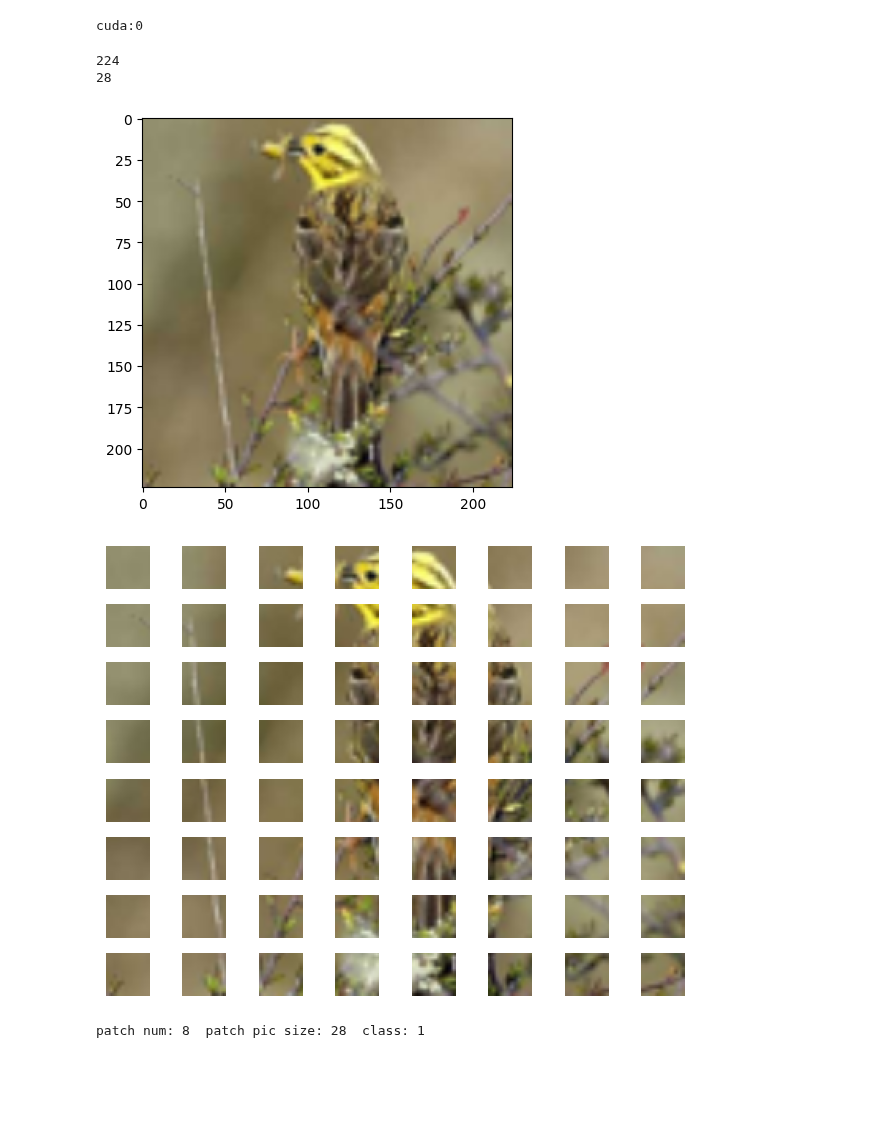
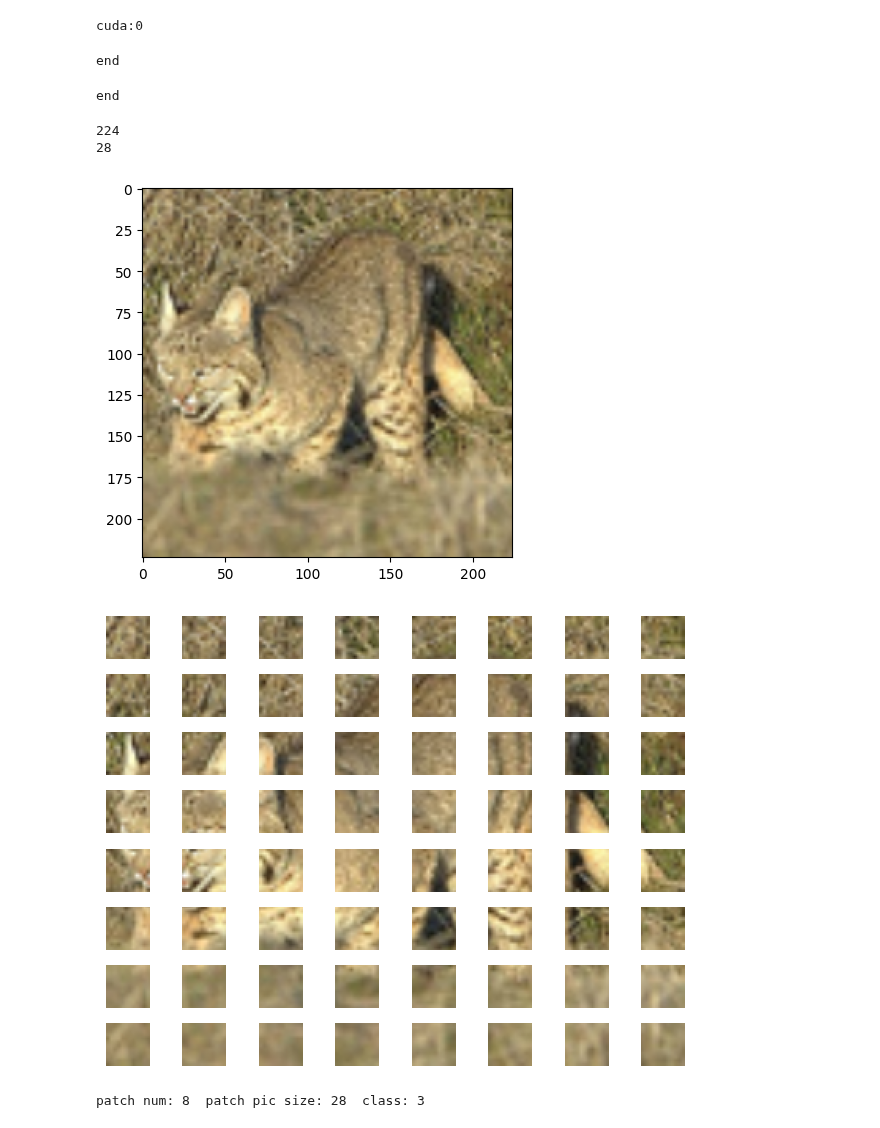
Before and after one commit to MKTKSMT-MI/GNN-DGLPro, a Jupyter notebook: Graphing/STL10 image patch.ipynb, the cells around one changed output. Saved outputs shown, nothing was run; the diff lists cells and outputs as text; code cells hidden in the pictures; blank space fills up the shorter version.

```diff
--- a/Graphing/STL10 image patch.ipynb
+++ b/Graphing/STL10 image patch.ipynb
@@ -90,10 +90,11 @@ def image_patch(image,num_patch):
 # %%
-#パッチサイズ
+#パッチ数
 num_patch=8
 
+#トレーニングデータセット
 graphs=[]
 labels=[]
-test_mode=True
+test_mode=False
 test_mumber=100
 
 for image,label in tqdm(STL10_train):
@@ -104,9 +105,57 @@ for image,label in tqdm(STL10_train):
             test_mumber -= 1
     #画像をパッチに分割
     n_feat=image_patch(image,num_patch)
+    #グラフ作成
+    g=make_graph(num_patch)
+    #グラフにノード特徴 'f' としてパッチ画像を入力
+    g.ndata['f']=n_feat
+
+    #graphsにグラフ labelsにラベルを代入
+    graphs.append(g)
+    labels.append(label)
+
+#グラフの保存
+output_labels={'label':torch.tensor(labels)}
+path=f'../data/STL10 Datasets/train/ndata_8patch.dgl'
+dgl.save_graphs(path,g_list=graphs,labels=output_labels)
+# %% [output]
+end
+# %%
+
+#テストデータセット
+graphs=[]
+labels=[]
+test_mode=False
+test_mumber=100
+
+for image,label in tqdm(STL10_test):
+    if test_mode == True:
+        if test_mumber < 0:
+            break
+        else:
+            test_mumber -= 1
+    #画像をパッチに分割
+    n_feat=image_patch(image,num_patch)
+    #グラフ作成
+    g=make_graph(num_patch)
+    #グラフにノード特徴 'f' としてパッチ画像を入力
+    g.ndata['f']=n_feat
+
+    #graphsにグラフ labelsにラベルを代入
+    graphs.append(g)
+    labels.append(label)
+
+#グラフの保存
+output_labels={'label':torch.tensor(labels)}
+path=f'../data/STL10 Datasets/test/ndata_8patch.dgl'
+dgl.save_graphs(path,g_list=graphs,labels=output_labels)
+
+print('end')
+# %% [output]
+end
 # %%
 #画像一枚読み込み
-image,label=STL10_train[0]
+image,label=STL10_train[4]
 #HWCに入れ替え
 image=image.permute(1,2,0)
 #表示
@@ -116,33 +165,33 @@ plt.imshow(image)
 num_patch=8
 size=image.shape[0]
 print(size)
 patch_width=int(size/num_patch)
 print(patch_width)
 data=[]
 
 for i in range(0,size,patch_width):
     #print(i)
     for j in range(0,size,patch_width):
         #print(j)
         data.append(image[i: i + patch_width,j: j + patch_width, :])
 
 #分割した各パッチを正方形に表示
 # 1枚の図を作成
 fig = plt.figure()
 
 # 画像を追加
 for i in range(num_patch**2):
     ax = fig.add_subplot(num_patch, num_patch, i+1)
     ax.imshow(data[i])
     ax.axis('off')
 
 # 画像を表示
 plt.tight_layout()
 plt.show()
 print(f'patch num: {num_patch}  patch pic size: {patch_width}  class: {label}')
 # %% [output]
 224
 28
-[figure, old version]
+[figure, new version]
-[figure, old version]
+[figure, new version]
-patch num: 8  patch pic size: 28  class: 1
+patch num: 8  patch pic size: 28  class: 3
```
Also changed, not shown: parts of 1 cell of this notebook, 2 other files.
